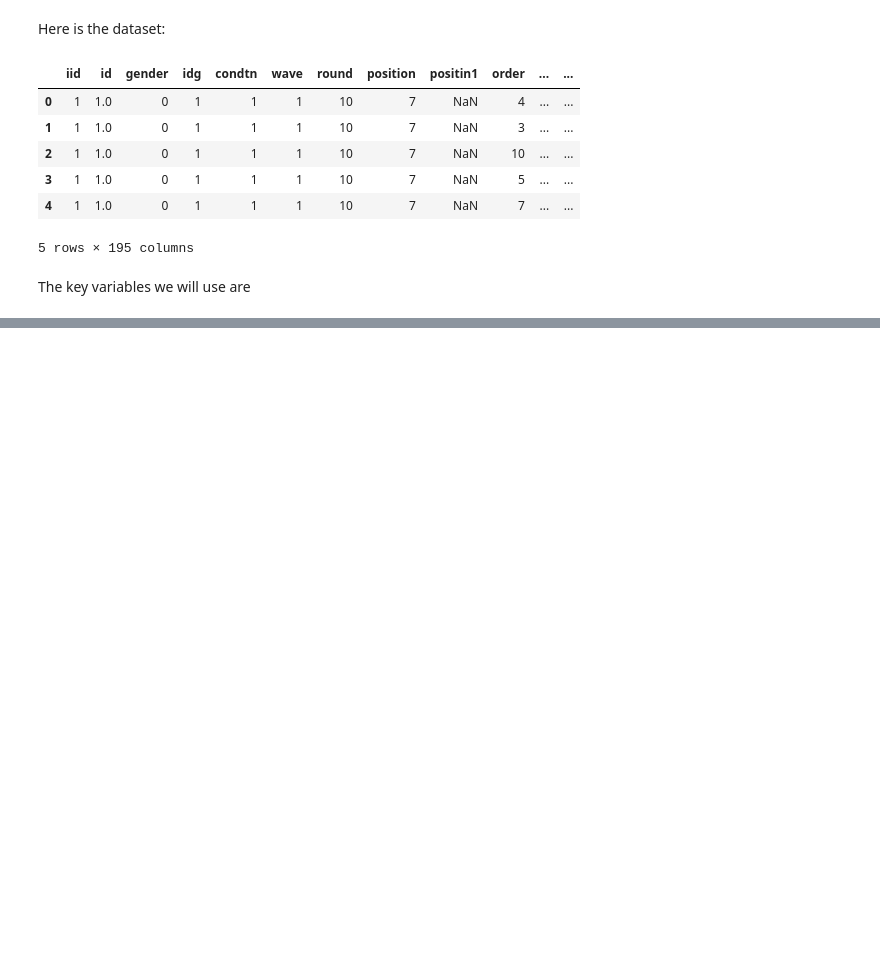
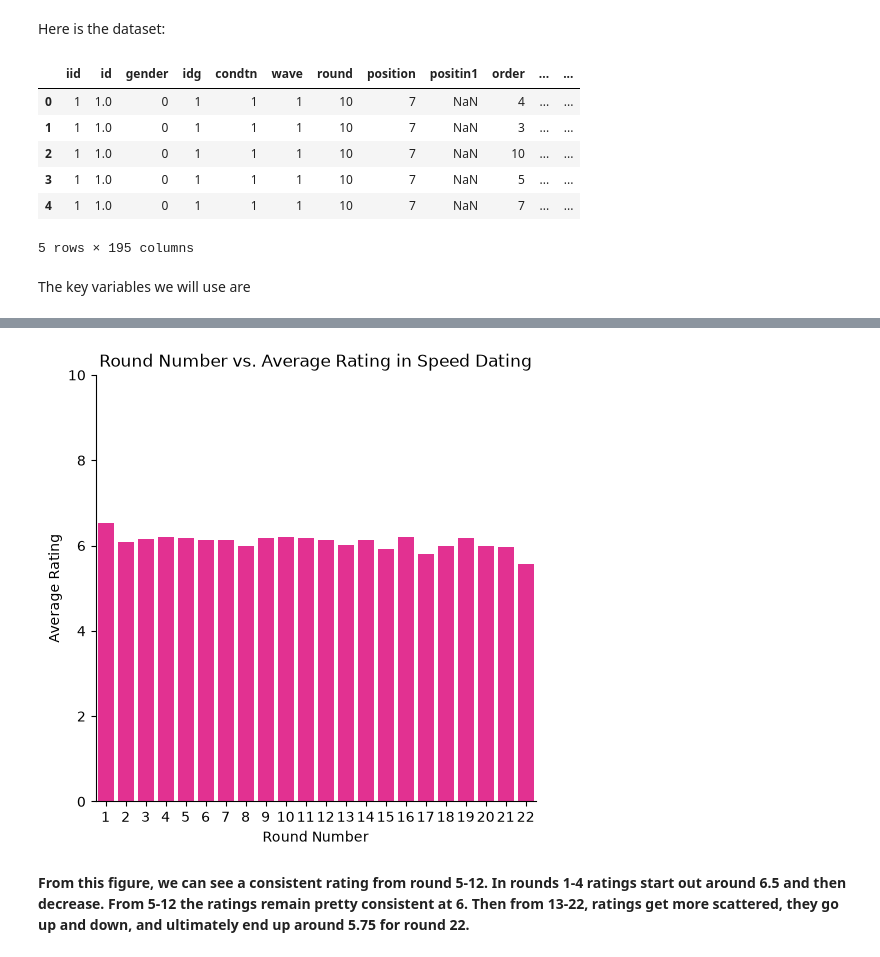
Before and after one commit to delaneyvanderpool/FDS2-F26-FinalProject-Group4, a Jupyter notebook: proposal.ipynb, the cells around one changed output, grey strips where cells are left out. Cells and saved outputs as stored; diff of their text form; code cells hidden in the pictures; blank space fills up the shorter version.

```diff
--- a/proposal.ipynb
+++ b/proposal.ipynb
@@ -28,0 +289,6 @@ Here are our research questions:
+# %%
+# import data and view 10 random rows
+import pandas as pd
+
+df = pd.read_csv('data/speed_dating.csv')
+df.sample(10)
@@ -28,0 +313,17 @@ Here are our research questions:
+# %%
+delaney_df = df[['order', 'dec', 'like']]
+graph = sns.catplot(data = delaney_df,
+                    x = 'order',
+                    y = 'like',
+                    kind = 'bar',
+                    errorbar = None,
+                    color = 'deeppink',
+                   )
+
+graph.set_axis_labels("Round Number", "Average Rating")
+graph.set(title = "Round Number vs. Average Rating in Speed Dating")
+graph.set(ylim = (0, 10));
+# %% [output]
+[figure, added]
+# %% [markdown]
+**From this figure, we can see a consistent rating from round 5-12. In rounds 1-4 ratings start out around 6.5 and then decrease. From 5-12 the ratings remain pretty consistent at 6. Then from 13-22, ratings get more scattered, they go up and down, and ultimately end up around 5.75 for round 22.**
```
Also changed, not shown: parts of 42 cells of this notebook, 1 other file.
